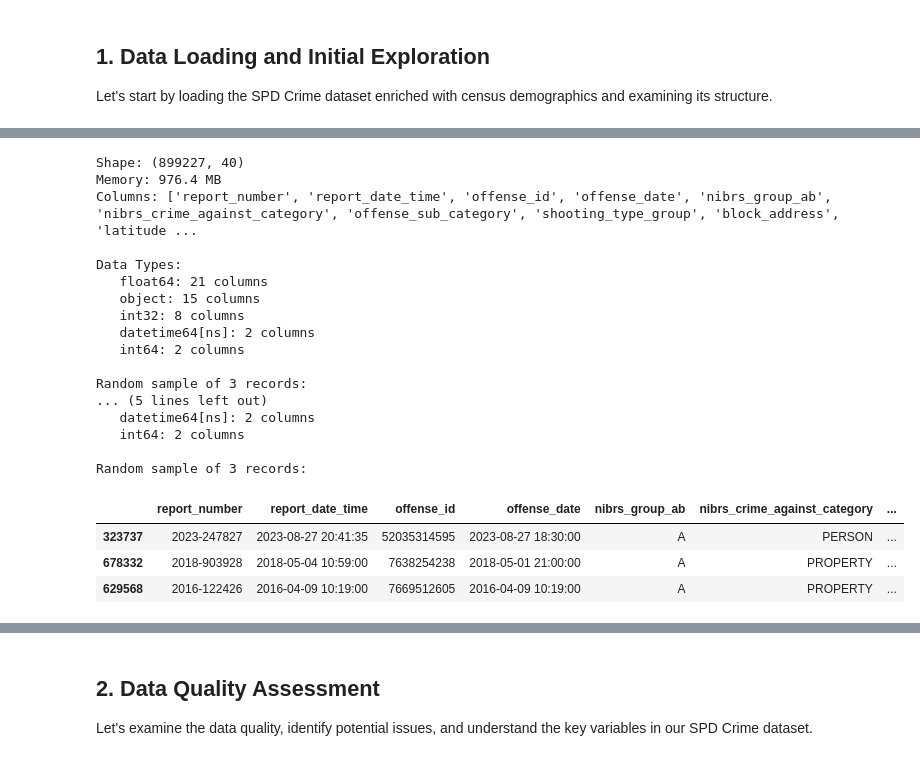
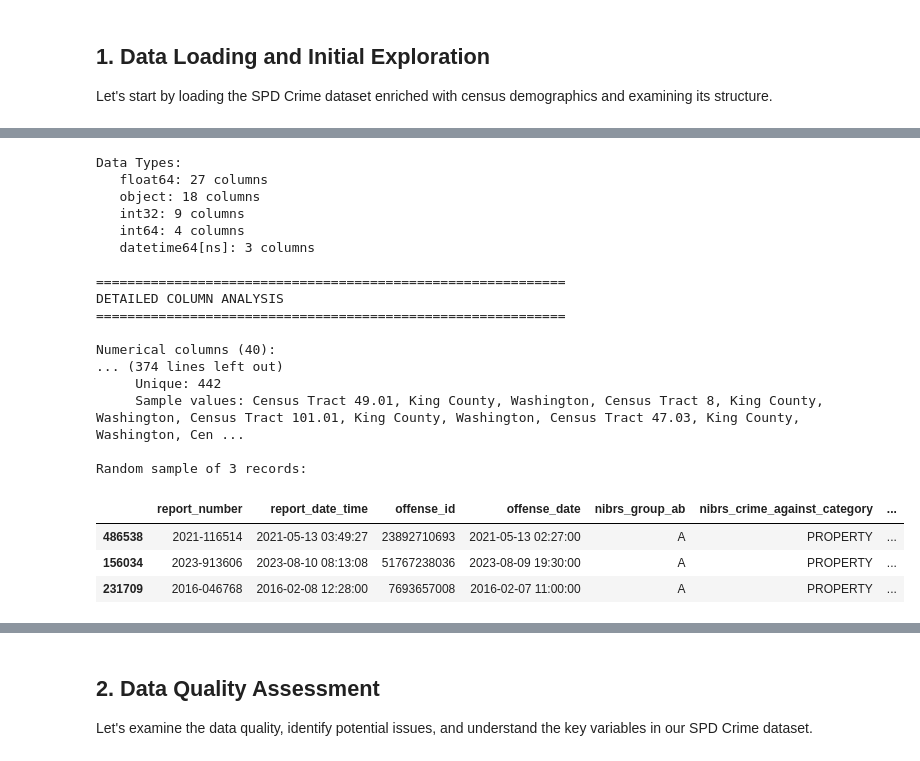
Before and after one commit to Atabow/aiml-projects, a Jupyter notebook: capstone/main.ipynb, the cells around one changed output, grey strips where cells are left out. Saved outputs shown, nothing was run; the diff lists cells and outputs as text; code cells hidden in the pictures.

```diff
--- a/capstone/main.ipynb
+++ b/capstone/main.ipynb
@@ -104,10 +109,8 @@ Let's start by loading the SPD Crime dataset enriched with census demographics a
 print("Loading SPD Crime Data with Census Demographics...")
 
 # Load the joined SPD Crime and Census dataset
-main_df = load_spd_census_joined()
+orig_df = pd.read_csv("data/spd_census_joined.csv")
 
-print(f"[SUCCESS] Successfully loaded enriched dataset: spd_census_joined.csv")
-print(f"Dataset shape: {main_df.shape}")
-print(f"Total records: {main_df.shape[0]:,}")
+main_df = orig_df.copy()
 # %% [output]
 Loading SPD Crime Data with Census Demographics...
@@ -198,9 +191,4 @@ Column Type Summary:
 # %%
-# Examine the main dataset structure
-# Basic info
-print(f"Shape: {main_df.shape}")
-print(f"Memory: {main_df.memory_usage(deep=True).sum() / 1024**2:.1f} MB")
-print(f"Columns: {list(main_df.columns)}")
 
 # Convert all redacted values to null
 main_df.replace(to_replace='REDACTED', value=np.nan, inplace=True)
@@ -210,8 +198,14 @@ main_df.replace(to_replace='-', value=np.nan, inplace=True)
 main_df['latitude'] = pd.to_numeric(main_df['latitude'], errors='coerce')
 main_df['longitude'] = pd.to_numeric(main_df['longitude'], errors='coerce')
 
-# Replace -1.0 values in coordinate columns (now they're numeric)
-main_df.replace(to_replace={'latitude': -1.0, 'longitude': -1.0}, value=np.nan, inplace=True)
+# Replace all placeholder values with NaN in one operation
+main_df.replace(to_replace={
+    'latitude': -1.0,
+    'longitude': -1.0,
+    'median_household_income': -666666666.0,
+    'median_home_value': -666666666.0,
+    'total_population': -666666666.0
+}, value=np.nan, inplace=True)
 
 # Convert date columns to datetime for filtering
 main_df['offense_date'] = pd.to_datetime(main_df['offense_date'], errors='coerce')
@@ -222,11 +216,19 @@ main_df['offense_year'] = main_df['offense_date'].dt.year
 main_df['offense_month'] = main_df['offense_date'].dt.month
 main_df['offense_day'] = main_df['offense_date'].dt.day
 main_df['offense_hour'] = main_df['report_date_time'].dt.hour
+main_df['offense_weekday'] = main_df['offense_date'].dt.dayofweek
 
 main_df['report_year'] = main_df['report_date_time'].dt.year
 main_df['report_month'] = main_df['report_date_time'].dt.month
 main_df['report_day'] = main_df['report_date_time'].dt.day
 main_df['report_hour'] = main_df['report_date_time'].dt.hour
+
+# Create year-month column
+main_df["offense_year_month"] = pd.to_datetime({
+    'year': main_df['offense_year'],
+    'month': main_df['offense_month'],
+    'day': 1
+}, errors='coerce')
 
 # Data types summary
 print(f"\nData Types:")
@@ -234,59 +236,59 @@ type_counts = main_df.dtypes.value_counts()
 for dtype, count in type_counts.items():
     print(f"   {dtype}: {count} columns")
 
-# Display random sample of rows for better data exploration
-print(f"\nRandom sample of 3 records:")
-# Temporarily adjust pandas display options to show all columns
-with pd.option_context('display.max_columns', None, 'display.width', None, 'display.max_colwidth', 50):
-    display(main_df.sample(n=3, random_state=42))
-
 print(f"\n" + "="*60)
 print(f"DETAILED COLUMN ANALYSIS")
 print(f"="*60)
 
-# Quick stats for meaningful numerical columns (exclude IDs)
+# Quick stats for numerical columns
 numerical_cols = main_df.select_dtypes(include=[np.number]).columns
 if len(numerical_cols) > 0:
     print(f"\nNumerical columns ({len(numerical_cols)}):")
     for col in numerical_cols:
             print(f"   - {col}:")
             print(f"     Count: {main_df[col].count():,}")
             print(f"     Unique: {main_df[col].nunique():,}")
             print(f"     Mean: {main_df[col].mean():.2f}")
             print(f"     Std Dev: {main_df[col].std():.2f}")
             print(f"     Min: {main_df[col].min()}")
             print(f"     Max: {main_df[col].max()}")
             sample_vals = main_df[col].dropna().unique()[:5]
             print(f"     Sample values: {', '.join(map(str, sample_vals))}")
+            time.sleep(0.1)  # Small delay to prevent output mixing
 
 # Print unique values for categorical columns
 categorical_cols = main_df.select_dtypes(include=['object']).columns
 if len(categorical_cols) > 0:
     print(f"\nCategorical columns ({len(categorical_cols)}):")
     for col in categorical_cols:
         print(f"   - {col}:")
         print(f"     Unique: {main_df[col].nunique():,}")
         sample_vals = main_df[col].dropna().unique()[:5]
         print(f"     Sample values: {', '.join(map(str, sample_vals))}")
+        time.sleep(0.1)  # Small delay to prevent output mixing
+
+# Display random sample of rows for better data exploration
+print(f"\nRandom sample of 3 records:")
+display(main_df.sample(n=3, random_state=42))
 # %% [output]
-Shape: (899227, 40)
-Memory: 976.4 MB
-Columns: ['report_number', 'report_date_time', 'offense_id', 'offense_date', 'nibrs_group_ab', 'nibrs_crime_against_category', 'offense_sub_category', 'shooting_type_group', 'block_address', 'latitude ...
+Data Types:
+   float64: 27 columns
+   object: 18 columns
+   int32: 9 columns
+   int64: 4 columns
+   datetime64[ns]: 3 columns
 
-Data Types:
-   float64: 21 columns
-   object: 15 columns
-   int32: 8 columns
-   datetime64[ns]: 2 columns
-   int64: 2 columns
+============================================================
+DETAILED COLUMN ANALYSIS
+============================================================
+
+Numerical columns (40):
+... (374 lines left out)
+     Unique: 442
+     Sample values: Census Tract 49.01, King County, Washington, Census Tract 8, King County, Washington, Census Tract 101.01, King County, Washington, Census Tract 47.03, King County, Washington, Cen ...
 
 Random sample of 3 records:
-... (5 lines left out)
-   datetime64[ns]: 2 columns
-   int64: 2 columns
-
-Random sample of 3 records:
 |  | report_number | report_date_time | offense_id | offense_date | nibrs_group_ab | nibrs_crime_against_category | ... |
-| 323737 | 2023-247827 | 2023-08-27 20:41:35 | 52035314595 | 2023-08-27 18:30:00 | A | PERSON | ... |
-| 678332 | 2018-903928 | 2018-05-04 10:59:00 | 7638254238 | 2018-05-01 21:00:00 | A | PROPERTY | ... |
-| 629568 | 2016-122426 | 2016-04-09 10:19:00 | 7669512605 | 2016-04-09 10:19:00 | A | PROPERTY | ... |
+| 486538 | 2021-116514 | 2021-05-13 03:49:27 | 23892710693 | 2021-05-13 02:27:00 | A | PROPERTY | ... |
+| 156034 | 2023-913606 | 2023-08-10 08:13:08 | 51767238036 | 2023-08-09 19:30:00 | A | PROPERTY | ... |
+| 231709 | 2016-046768 | 2016-02-08 12:28:00 | 7693657008 | 2016-02-07 11:00:00 | A | PROPERTY | ... |
```
Also changed, not shown: parts of 23 cells of this notebook, 11 other files.
